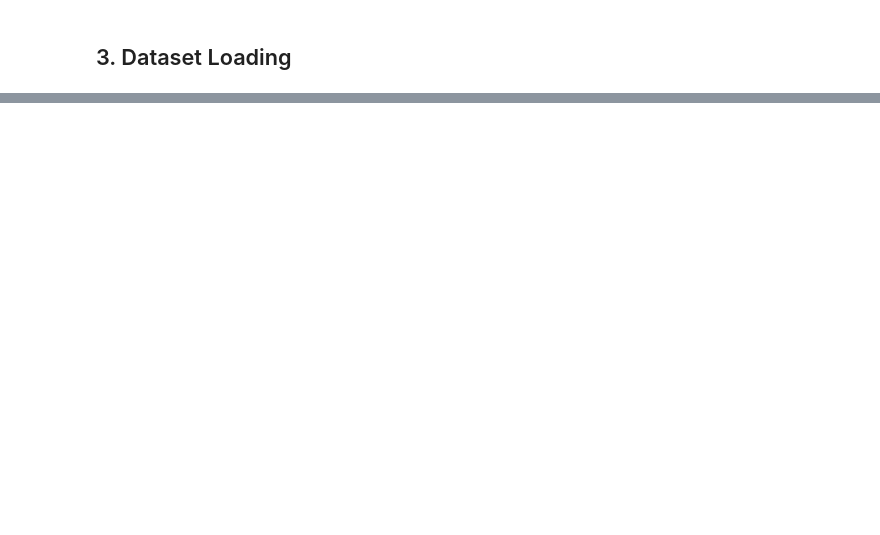
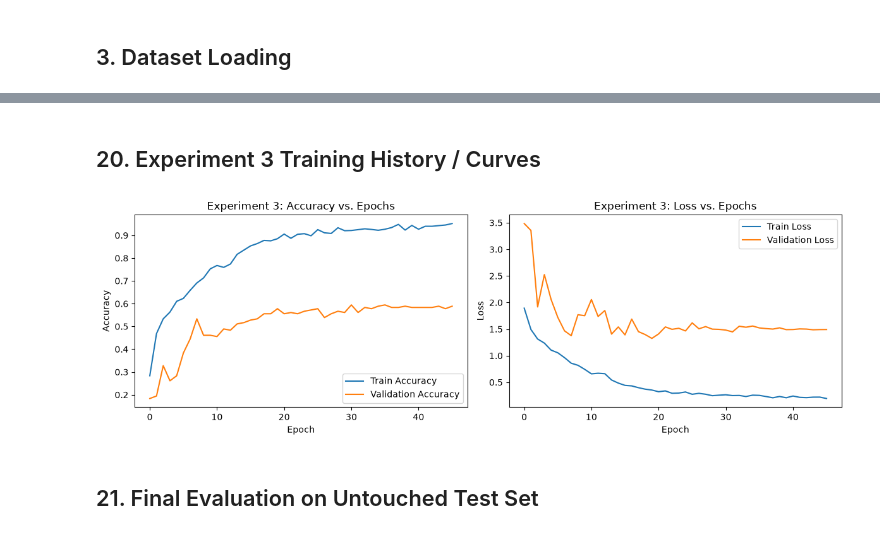
Before and after one commit to MohameedAlaa/CodeAlpha_Emotion_Recognition, a Jupyter notebook: notebooks/CodeAlpha_Task2_Emotion_Recognition.ipynb, the cells around one changed output, grey strips where cells are left out. Drawn from its saved outputs; the diff is of its cells as text; code cells hidden in the pictures; blank space fills up the shorter version.

```diff
--- a/notebooks/CodeAlpha_Task2_Emotion_Recognition.ipynb
+++ b/notebooks/CodeAlpha_Task2_Emotion_Recognition.ipynb
@@ -455,0 +191,23 @@ The final pipeline achieves a robust test accuracy of **~59.4%** across 8 challe
+# %%
+# You can train Experiment 3 from within the notebook by setting RUN_TRAINING to True.
+# We import the reusable logic from src/ to keep the notebook clean.
+import pickle
+from tensorflow.keras.models import load_model
+
+RUN_TRAINING = True
+
+if RUN_TRAINING:
+    from src.train import train_model
+    history_exp3_obj = train_model()
+    history_exp3 = history_exp3_obj.history
+    with open(os.path.join(config.RESULTS_DIR, 'exp3_history.pkl'), 'wb') as f:
+        pickle.dump(history_exp3, f)
+else:
+    print("Skipping live training. Loading saved training history if available...")
+    history_path = os.path.join(config.RESULTS_DIR, 'exp3_history.pkl')
+    if os.path.exists(history_path):
+        with open(history_path, 'rb') as f:
+            history_exp3 = pickle.load(f)
+    else:
+        # Mocking history if file doesn't exist yet
+        history_exp3 = {'accuracy': [0.5, 0.6], 'val_accuracy': [0.4, 0.7056], 'loss': [1.5, 1.0], 'val_loss': [1.8, 1.05]}
@@ -455,0 +242,25 @@ The final pipeline achieves a robust test accuracy of **~59.4%** across 8 challe
+# %% [markdown]
+## 20. Experiment 3 Training History / Curves
+# %%
+plt.figure(figsize=(12, 4))
+plt.subplot(1, 2, 1)
+plt.plot(history_exp3['accuracy'], label='Train Accuracy')
+plt.plot(history_exp3['val_accuracy'], label='Validation Accuracy')
+plt.title('Experiment 3: Accuracy vs. Epochs')
+plt.xlabel('Epoch')
+plt.ylabel('Accuracy')
+plt.legend()
+
+plt.subplot(1, 2, 2)
+plt.plot(history_exp3['loss'], label='Train Loss')
+plt.plot(history_exp3['val_loss'], label='Validation Loss')
+plt.title('Experiment 3: Loss vs. Epochs')
+plt.xlabel('Epoch')
+plt.ylabel('Loss')
+plt.legend()
+plt.tight_layout()
+plt.show()
+# %% [output]
+[figure, added]
+# %% [markdown]
+## 21. Final Evaluation on Untouched Test Set
```
Also changed, not shown: parts of 87 cells of this notebook.
